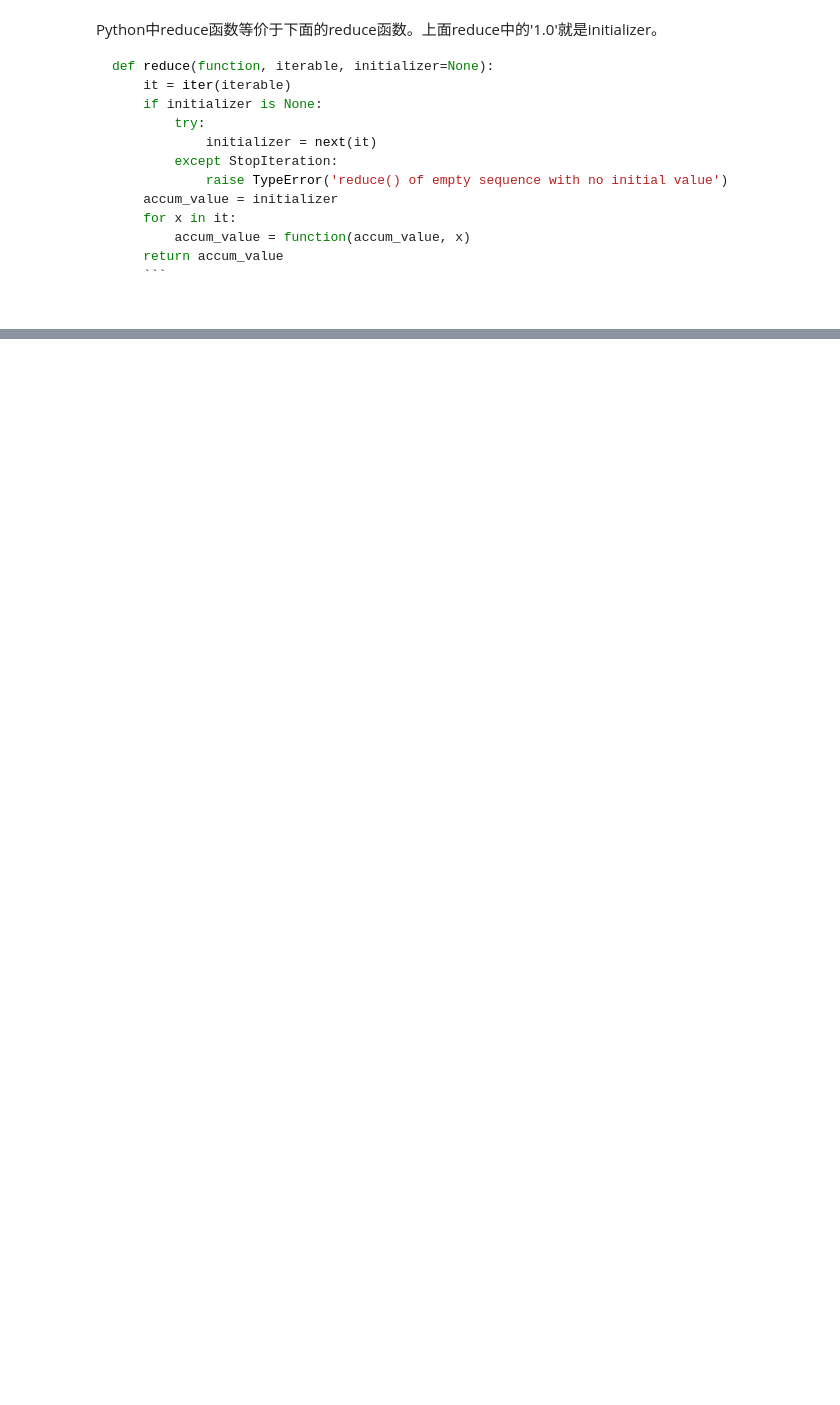
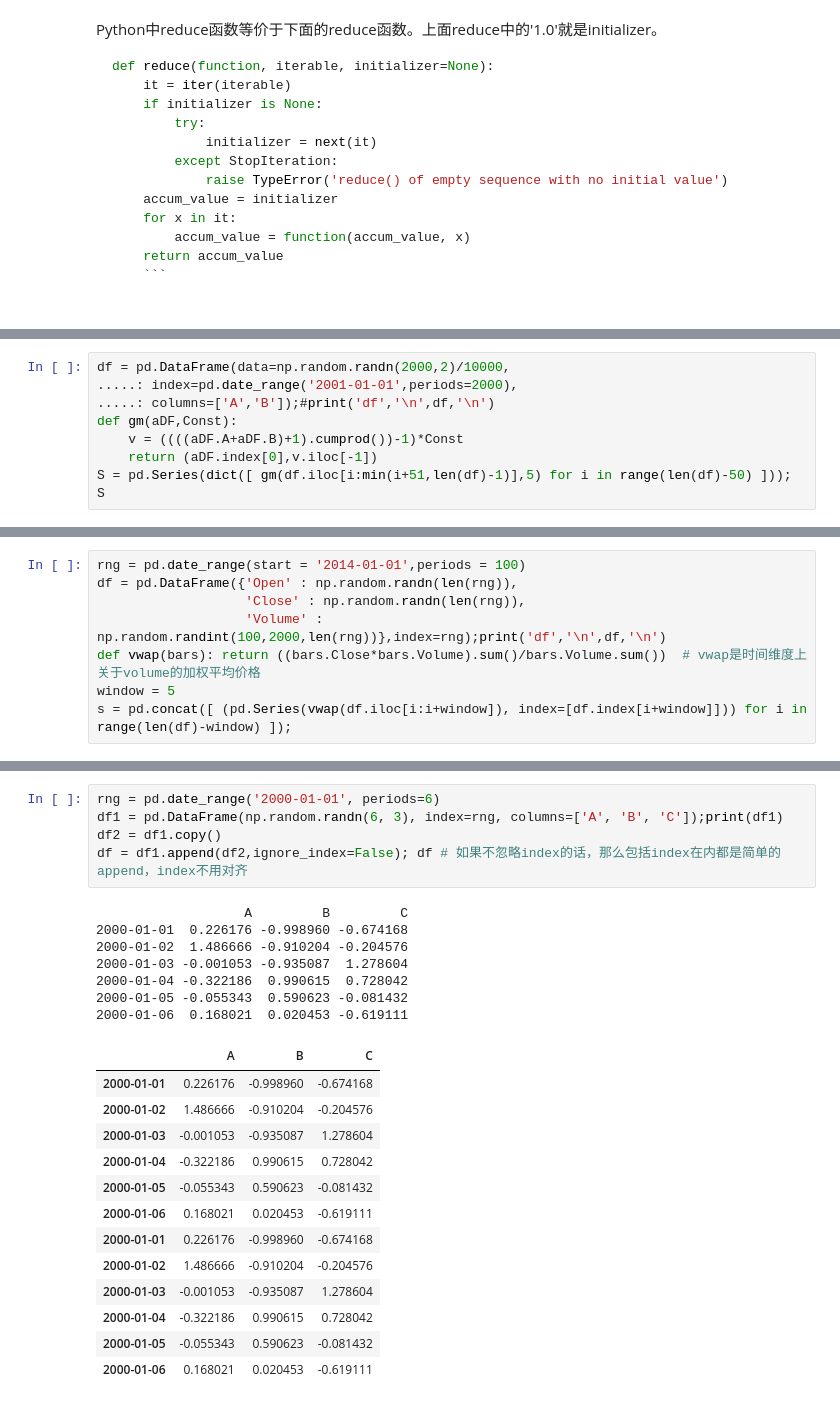
Before and after one commit to Harbes/python, a Jupyter notebook: explicit pandas.ipynb, the cells around one changed output, grey strips where cells are left out. Saved outputs shown, nothing was run; the diff lists cells and outputs as text; blank space fills up the shorter version.

```diff
--- a/explicit pandas.ipynb
+++ b/explicit pandas.ipynb
@@ -227,0 +440,8 @@ code_groups[['data']]
+# %%
+df = pd.DataFrame(data=np.random.randn(2000,2)/10000,
+.....: index=pd.date_range('2001-01-01',periods=2000),
+.....: columns=['A','B']);#print('df','\n',df,'\n')
+def gm(aDF,Const):
+    v = ((((aDF.A+aDF.B)+1).cumprod())-1)*Const
+    return (aDF.index[0],v.iloc[-1])
+S = pd.Series(dict([ gm(df.iloc[i:min(i+51,len(df)-1)],5) for i in range(len(df)-50) ])); S
@@ -227,0 +466,8 @@ code_groups[['data']]
+# %%
+rng = pd.date_range(start = '2014-01-01',periods = 100)
+df = pd.DataFrame({'Open' : np.random.randn(len(rng)),
+                   'Close' : np.random.randn(len(rng)),
+                   'Volume' : np.random.randint(100,2000,len(rng))},index=rng);print('df','\n',df,'\n')
+def vwap(bars): return ((bars.Close*bars.Volume).sum()/bars.Volume.sum())  # vwap是时间维度上关于volume的加权平均价格
+window = 5
+s = pd.concat([ (pd.Series(vwap(df.iloc[i:i+window]), index=[df.index[i+window]])) for i in range(len(df)-window) ]);
@@ -227,0 +502,26 @@ code_groups[['data']]
+# %%
+rng = pd.date_range('2000-01-01', periods=6)
+df1 = pd.DataFrame(np.random.randn(6, 3), index=rng, columns=['A', 'B', 'C']);print(df1)
+df2 = df1.copy()
+df = df1.append(df2,ignore_index=False); df # 如果不忽略index的话，那么包括index在内都是简单的append，index不用对齐
+# %% [output]
+                   A         B         C
+2000-01-01  0.226176 -0.998960 -0.674168
+2000-01-02  1.486666 -0.910204 -0.204576
+2000-01-03 -0.001053 -0.935087  1.278604
+2000-01-04 -0.322186  0.990615  0.728042
+2000-01-05 -0.055343  0.590623 -0.081432
+2000-01-06  0.168021  0.020453 -0.619111
+|  | A | B | C |
+| 2000-01-01 | 0.226176 | -0.998960 | -0.674168 |
+| 2000-01-02 | 1.486666 | -0.910204 | -0.204576 |
+| 2000-01-03 | -0.001053 | -0.935087 | 1.278604 |
+| 2000-01-04 | -0.322186 | 0.990615 | 0.728042 |
+| 2000-01-05 | -0.055343 | 0.590623 | -0.081432 |
+| 2000-01-06 | 0.168021 | 0.020453 | -0.619111 |
+| 2000-01-01 | 0.226176 | -0.998960 | -0.674168 |
+| 2000-01-02 | 1.486666 | -0.910204 | -0.204576 |
+| 2000-01-03 | -0.001053 | -0.935087 | 1.278604 |
+| 2000-01-04 | -0.322186 | 0.990615 | 0.728042 |
+| 2000-01-05 | -0.055343 | 0.590623 | -0.081432 |
+| 2000-01-06 | 0.168021 | 0.020453 | -0.619111 |
```
Also changed, not shown: parts of 22 cells of this notebook.
